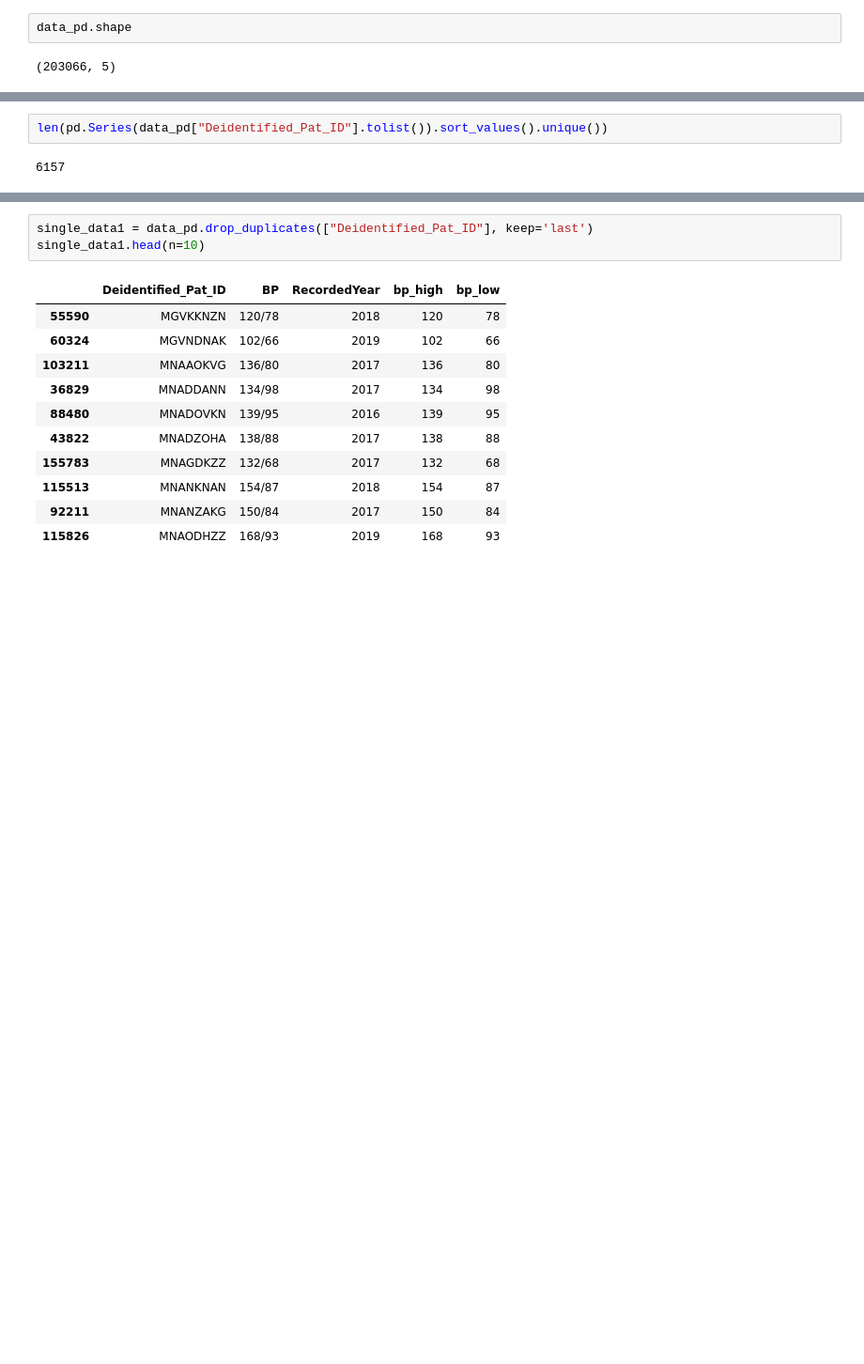
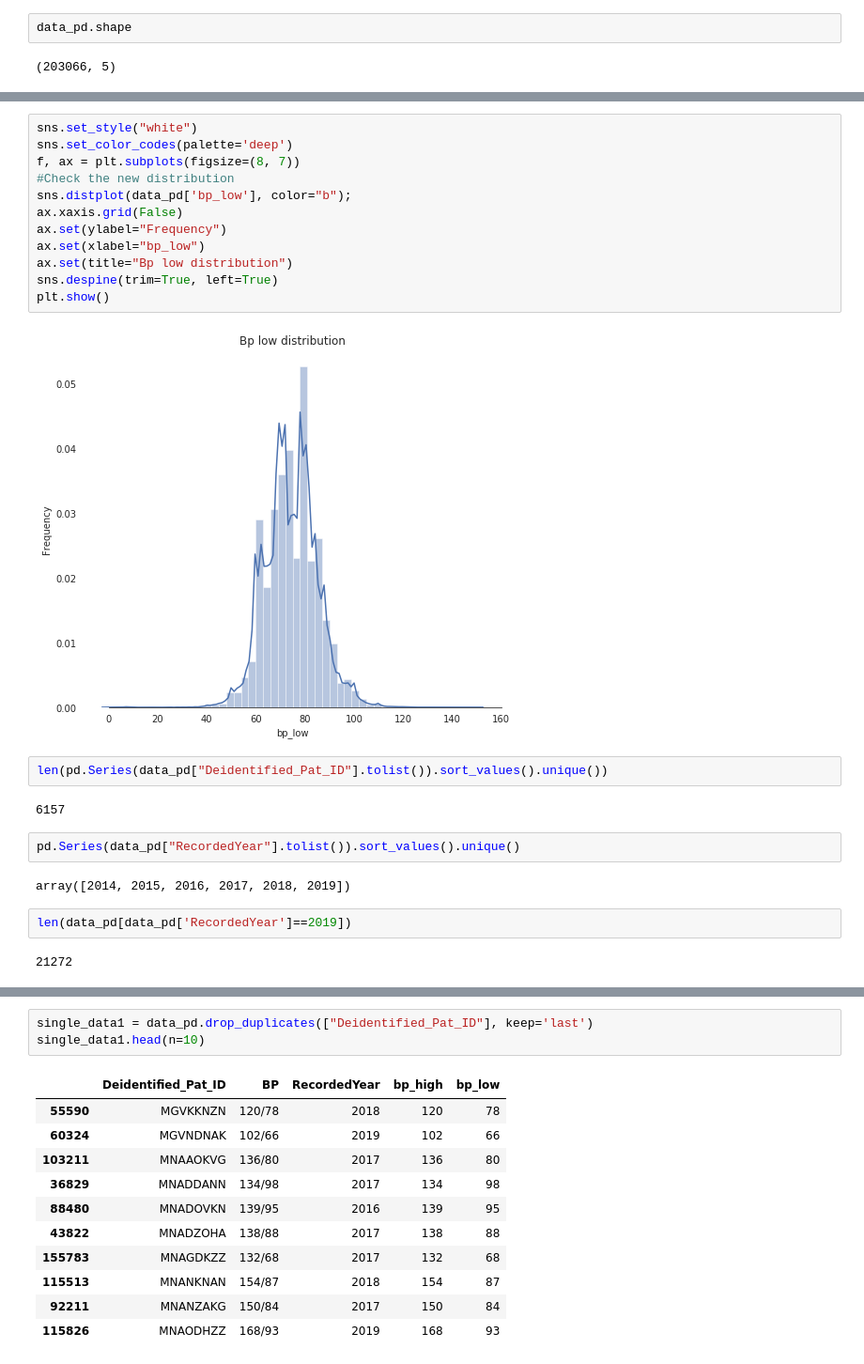
Before and after one commit to mycstar/t2d, a Jupyter notebook: src/bp.ipynb, the cells around one changed output, grey strips where cells are left out. Shown at 94% size. Saved outputs shown, nothing was run; the diff lists cells and outputs as text; blank space fills up the shorter version.

```diff
--- a/src/bp.ipynb
+++ b/src/bp.ipynb
@@ -153,4 +201,26 @@ data_pd.shape
+# %%
+sns.set_style("white")
+sns.set_color_codes(palette='deep')
+f, ax = plt.subplots(figsize=(8, 7))
+#Check the new distribution
+sns.distplot(data_pd['bp_low'], color="b");
+ax.xaxis.grid(False)
+ax.set(ylabel="Frequency")
+ax.set(xlabel="bp_low")
+ax.set(title="Bp low distribution")
+sns.despine(trim=True, left=True)
+plt.show()
+# %% [output]
+[figure, added]
 # %%
 len(pd.Series(data_pd["Deidentified_Pat_ID"].tolist()).sort_values().unique())
 # %% [output]
 6157
+# %%
+pd.Series(data_pd["RecordedYear"].tolist()).sort_values().unique()
+# %% [output]
+array([2014, 2015, 2016, 2017, 2018, 2019])
+# %%
+len(data_pd[data_pd['RecordedYear']==2019])
+# %% [output]
+21272
```
Also changed, not shown: parts of 7 cells of this notebook, 3 other files.
